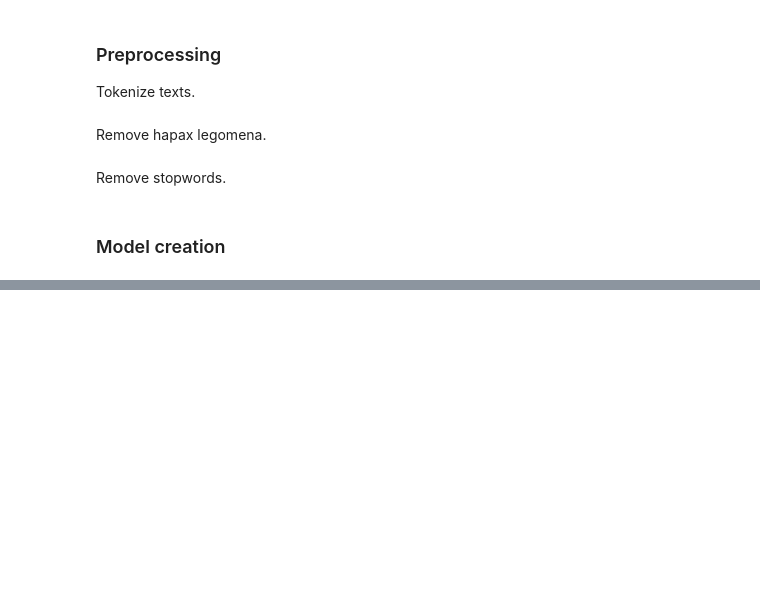
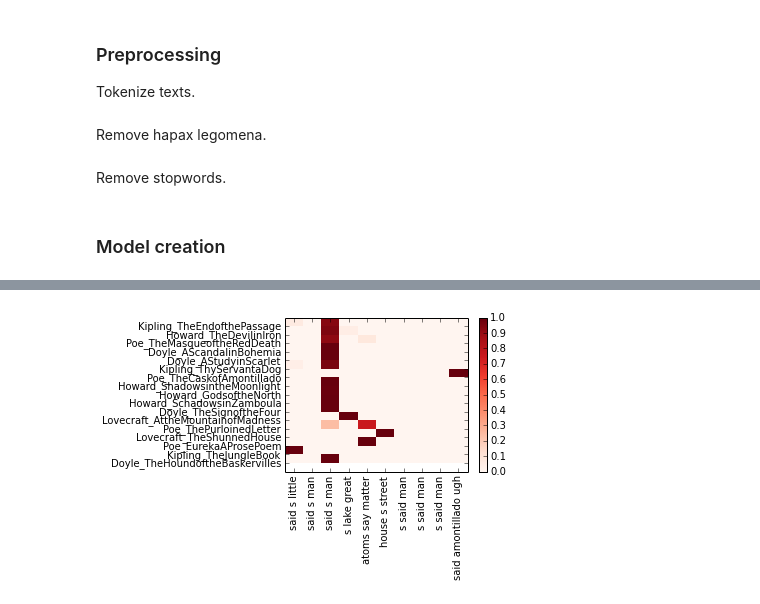
Before and after one commit to DARIAH-DE/TopicsExplorer, a Jupyter notebook: topics.ipynb, the cells around one changed output, grey strips where cells are left out. Cells and saved outputs as stored; diff of their text form; code cells hidden in the pictures; blank space fills up the shorter version.

Commit message:
Doc-topic matrix + heatmap

```diff
--- a/topics.ipynb
+++ b/topics.ipynb
@@ -14,0 +21,3 @@ Or create a test data set.
+# %%
+doc_labels = tp.docLabels(folder)
+doc_labels
@@ -32,0 +58,12 @@ model = tp.getTopics(texts, topics = 5, ldaSource = 'gensim')
+# %%
+from gensim import corpora, models
+
+no_of_topics = 10
+
+dictionary = corpora.Dictionary(texts)
+corpus = [dictionary.doc2bow(text) for text in texts]
+model = models.LdaModel(corpus,
+    id2word = dictionary,
+    num_topics = no_of_topics,
+    passes = 10
+    )
@@ -40,0 +107,10 @@ model.show_topics(num_topics = 10)
+# %%
+doc_topic = tp.gensim_to_dtm(model, corpus, no_of_topics)
+# %%
+# get plot labels
+
+topic_labels = []
+for i in range(no_of_topics):
+    topic_terms = [x[1] for x in model.show_topic(i, topn=3)]
+    topic_labels.append(" ".join(topic_terms))
+topic_labels
@@ -40,0 +128,19 @@ model.show_topics(num_topics = 10)
+# %%
+# cf. https://de.dariah.eu/tatom/topic_model_visualization.html
+import matplotlib.pyplot as plt
+import numpy as np
+
+no_of_docs = len(corpus)
+
+if no_of_docs > 20 or no_of_topics > 20: plt.figure(figsize=(20,20))    # if many items, enlarge figure
+plt.pcolor(doc_topic, norm=None, cmap='Reds')
+plt.yticks(np.arange(doc_topic.shape[0])+1.0, doc_labels)
+plt.xticks(np.arange(doc_topic.shape[1])+0.5, topic_labels, rotation='90')
+plt.gca().invert_yaxis()
+plt.colorbar(cmap='Reds')
+plt.tight_layout()
+
+#plt.savefig(path+"/"+corpusname+"_heatmap.png") #, dpi=80)
+plt.show()
+# %% [output]
+[figure, added]
```
Also changed, not shown: parts of 14 cells of this notebook, 2 other files.
